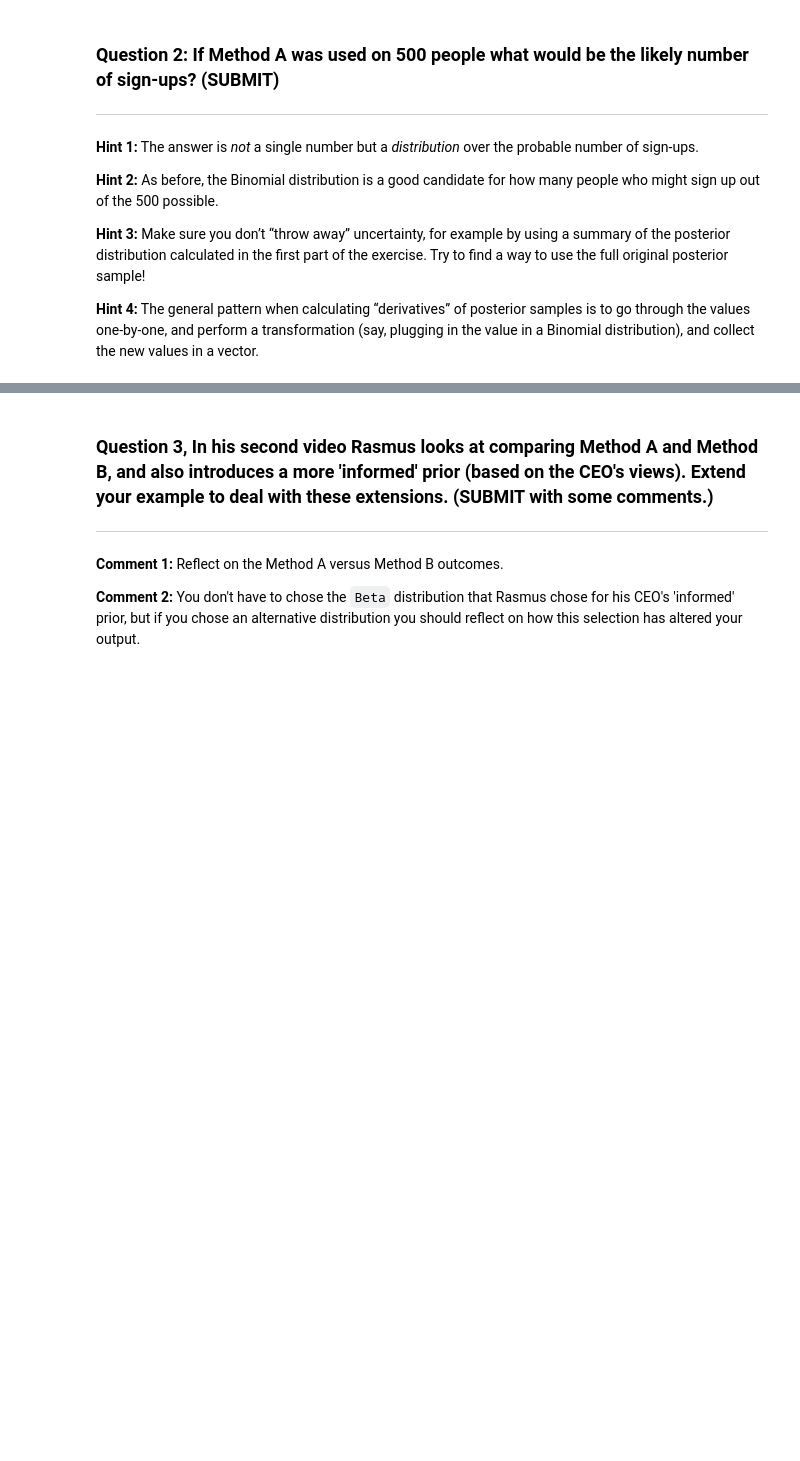
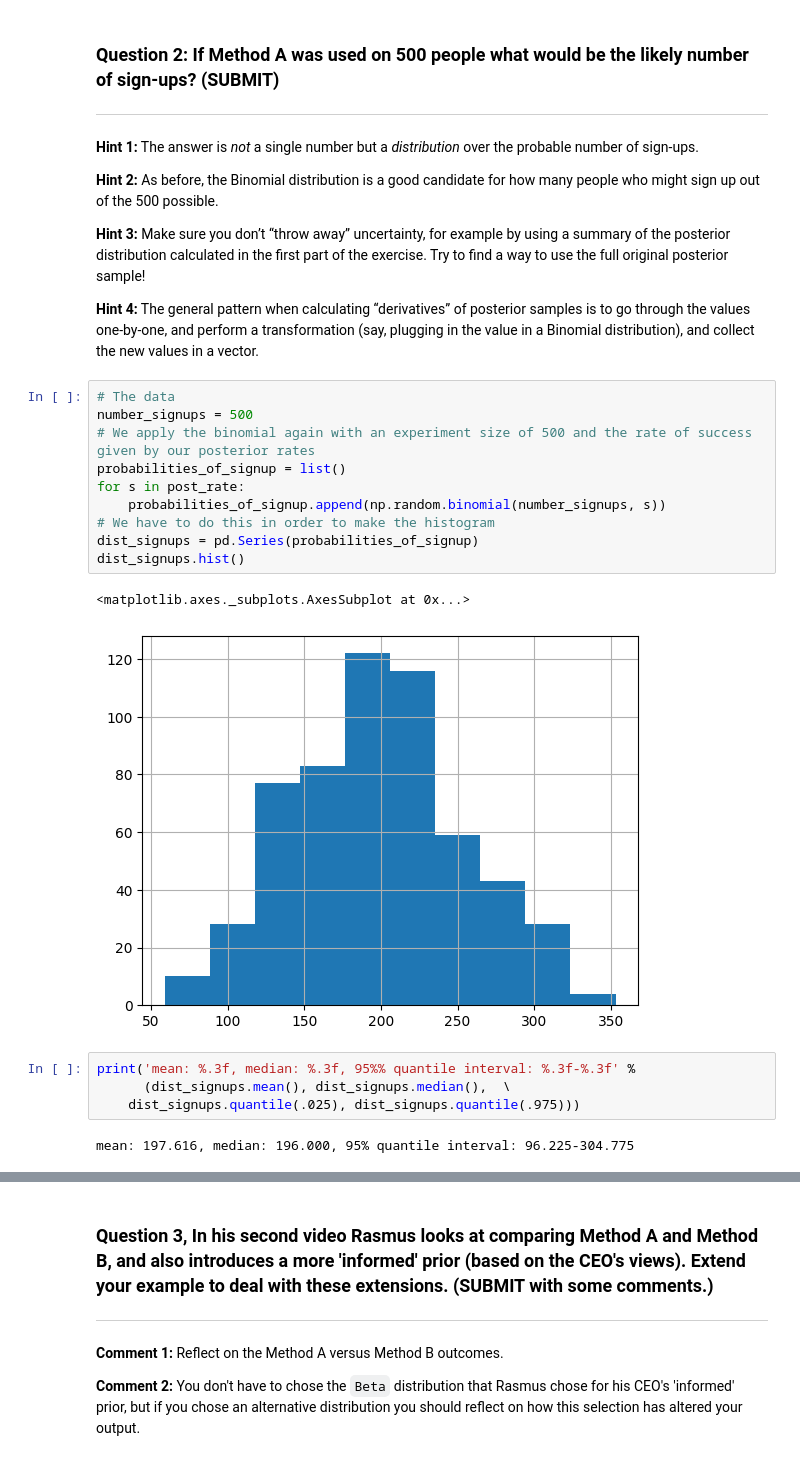
Before and after one commit to celrm/quantitative-methods-for-ai, a Jupyter notebook: Lab_5/CS824_Lab_5_Group_C.ipynb, the cells around one changed output, grey strips where cells are left out. Drawn from its saved outputs; the diff is of its cells as text; blank space fills up the shorter version.

```diff
--- a/Lab_5/CS824_Lab_5_Group_C.ipynb
+++ b/Lab_5/CS824_Lab_5_Group_C.ipynb
@@ -255,3 +349,22 @@ So marketing have told us that the rate of sign-up would be 20% if salmon subscr
 **Hint 3:** Make sure you don’t “throw away” uncertainty, for example by using a summary of the posterior distribution calculated in the first part of the exercise. Try to find a way to use the full original posterior sample!
 
 **Hint 4:** The general pattern when calculating “derivatives” of posterior samples is to go through the values one-by-one, and perform a transformation (say, plugging in the value in a Binomial distribution), and collect the new values in a vector.
+# %%
+# The data
+number_signups = 500
+# We apply the binomial again with an experiment size of 500 and the rate of success given by our posterior rates
+probabilities_of_signup = list()
+for s in post_rate:
+    probabilities_of_signup.append(np.random.binomial(number_signups, s))
+# We have to do this in order to make the histogram
+dist_signups = pd.Series(probabilities_of_signup)
+dist_signups.hist()
+# %% [output]
+<matplotlib.axes._subplots.AxesSubplot at 0x...>
+[figure, added]
+# %%
+print('mean: %.3f, median: %.3f, 95%% quantile interval: %.3f-%.3f' %
+      (dist_signups.mean(), dist_signups.median(),  \
+    dist_signups.quantile(.025), dist_signups.quantile(.975)))
+# %% [output]
+mean: 197.616, median: 196.000, 95% quantile interval: 96.225-304.775
```
Also changed, not shown: parts of 30 cells of this notebook, 4 other files.
